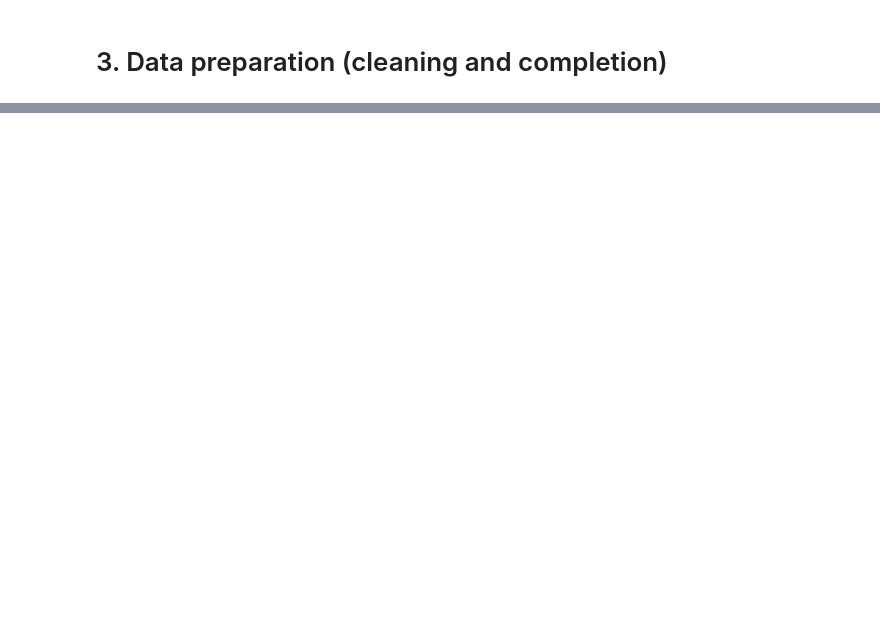
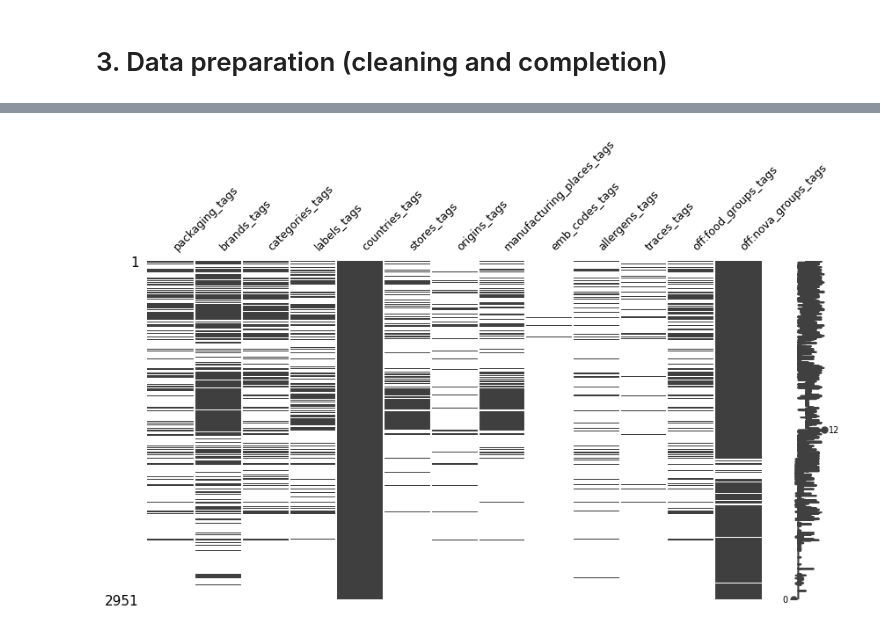
Before and after one commit to 64FC/Openclassrooms_DataScientist, a Jupyter notebook: Projet_2/OpenFoodFacts_1_notebook_nettoyage.ipynb, the cells around one changed output, grey strips where cells are left out. Saved outputs shown, nothing was run; the diff lists cells and outputs as text; code cells hidden in the pictures; blank space fills up the shorter version.

```diff
--- a/Projet_2/OpenFoodFacts_1_notebook_nettoyage.ipynb
+++ b/Projet_2/OpenFoodFacts_1_notebook_nettoyage.ipynb
@@ -108,6 +152,6 @@ _ = msno.matrix(df=gen_name_lang_df, figsize=(10,5), fontsize=9)
 # %%
 # This does not seem to be useful, so I add the columns in the removal list:
-removed_columns.append(gen_name_lang_list)
+removed_columns.extend(gen_name_lang_list)
 # %% [markdown]
 ## 2.4. Selection of the 'origin_[...]'
 # %%
@@ -148,0 +286,7 @@ cleaning_df = init_data[~removed_columns]
+# %%
+# I'll start by looking at some subsets of the data
+subset_df = cleaning_df.filter(regex=('_tags$'))
+
+_ = msno.matrix(df=subset_df, figsize=(10,5), fontsize=9)
+# %% [output]
+[figure, added]
```
Also changed, not shown: parts of 57 cells of this notebook.
